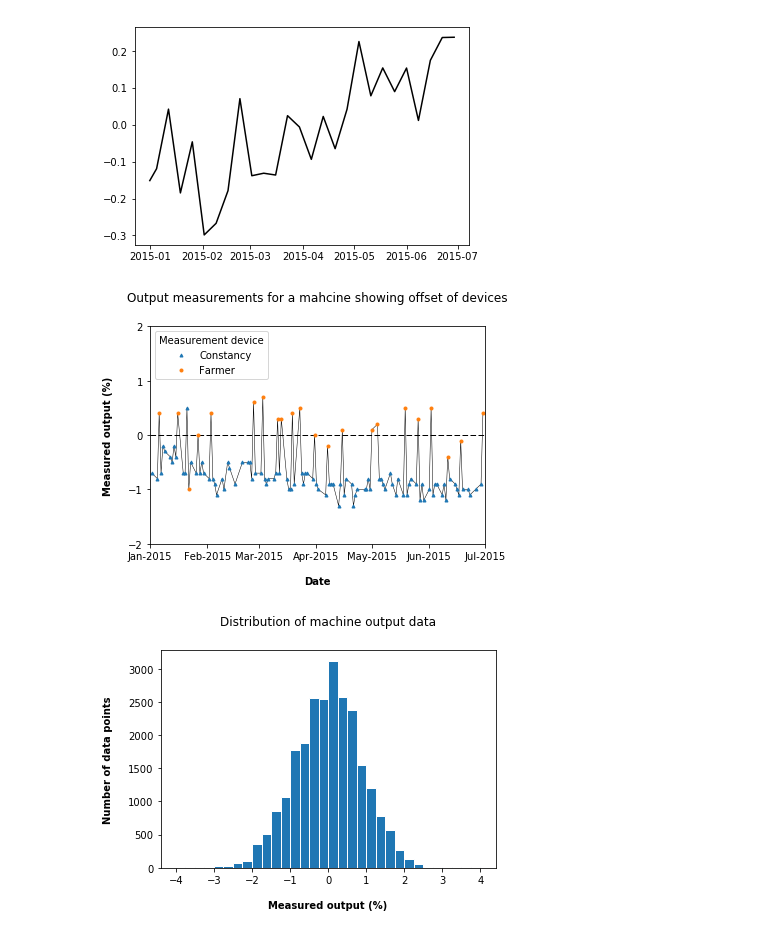
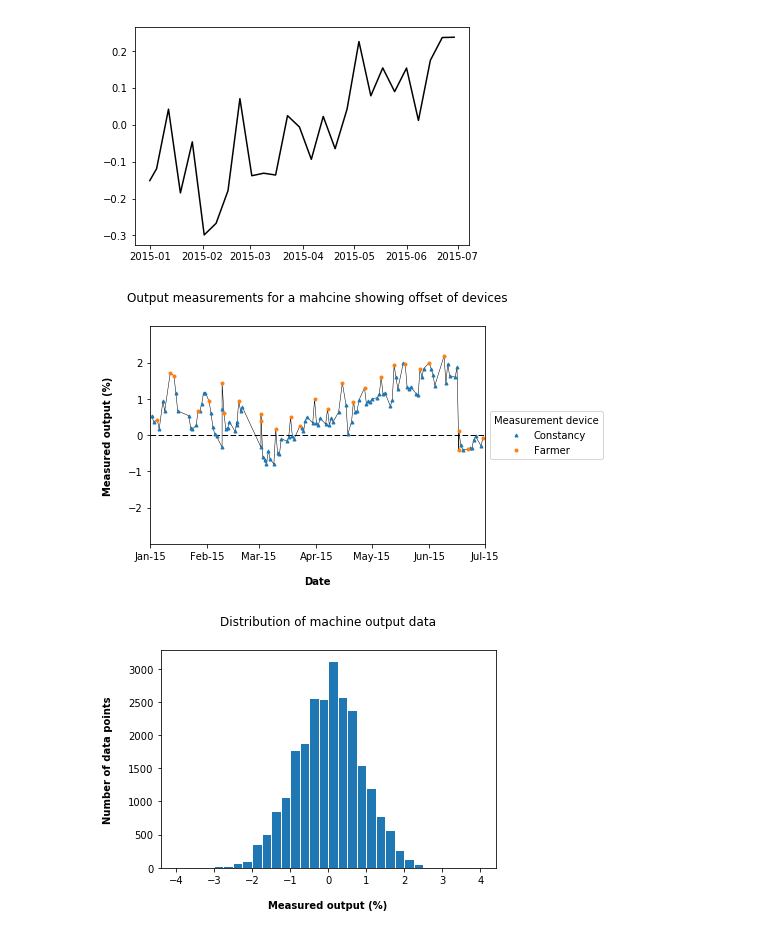
Before and after one commit to mbolt01/Thesis_analysis, a Jupyter notebook: thesis_op_daily.ipynb, the cells around one changed output. Cells and saved outputs as stored; diff of their text form; code cells hidden in the pictures.

```diff
--- a/thesis_op_daily.ipynb
+++ b/thesis_op_daily.ipynb
@@ -12,7 +12,7 @@ mystyle = r'https://gist.githubusercontent.com/mbolt01/3087dffd11e70eccb08fdcf32
 plt.style.use(mystyle)
 
 from matplotlib.dates import DateFormatter
-my_date_format = DateFormatter('%b-%Y') # mmm-yyyy
+my_date_format = DateFormatter('%b-%y') # mmm-yy
 #plt.gcf().axes[0].xaxis.set_major_formatter(my_date_format)
 
 import random
@@ -314,43 +326,43 @@ plt.plot(days,means,c='black')
 [<matplotlib.lines.Line2D at 0x...>]
 [figure]
 # %%
-the_linac = 74 ## machine 36 shows all the major features of the data
+the_linac = 36 ## machine 36 shows all the major features of the data
 
 ## get linacs data
 data = df[(df['Linac_ID']==the_linac)]
 
 ## plot all data line
 plt.axhline(0,ls='--',color='black',lw=1)
 plt.plot(data['Date'],data['OP_Dif'],lw=0.5,c='black',label="")
 
 ## plot constancy
 constancy = df[(df['Linac_ID']==the_linac) & (df['Farmer']!='Farmer')]
 plt.plot(constancy['Date'],constancy['OP_Dif'],'^',ms=3,label = 'Constancy')
 
 ## plot farmer
 farmer = df[(df['Linac_ID']==the_linac) & (df['Farmer']=='Farmer')]
 plt.plot(farmer['Date'],farmer['OP_Dif'],'o',ms=3,label = 'Farmer')
 
 ## plot each measurement device seperately
 
 
-plt.ylim(-2,2)
+plt.ylim(-3,3)
 plt.yticks([-2,-1,0,1,2])
 plt.xlim('01-Jan-2015','01-Jul-2015')
 plt.gcf().axes[0].xaxis.set_major_formatter(my_date_format)
 plt.xlabel('Date')
 plt.ylabel('Measured output (%)')
 #plt.title('Measured beam output: Treatment machine ' + str(the_linac))
 plt.title('Output measurements for a mahcine showing offset of devices')
 
 plt.legend(title='Measurement device',loc='center left', bbox_to_anchor=(1, 0.5))
-plt.legend(title='Measurement device',loc='upper left')
+#plt.legend(title='Measurement device',loc='upper left')
 
 #plt.savefig('output_plot-farmer+constancy-'+str(the_linac)+'.png',dpi=300,bbox_inches='tight')
 #plt.savefig('output_plot-farmer+constancy-example.png',dpi=300,bbox_inches='tight')
 plt.show()
 # %% [output]
-[figure, old version]
+[figure, new version]
 # %%
 ## histogram of all output measurements
 
```
Also changed, not shown: parts of 50 cells of this notebook.
